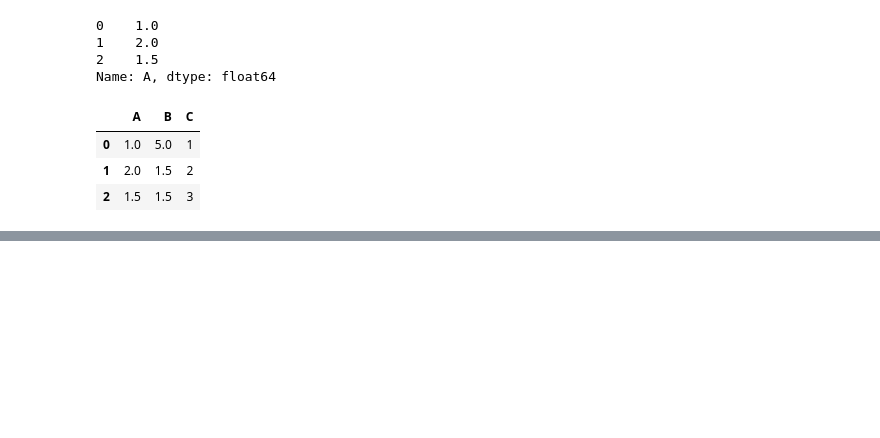
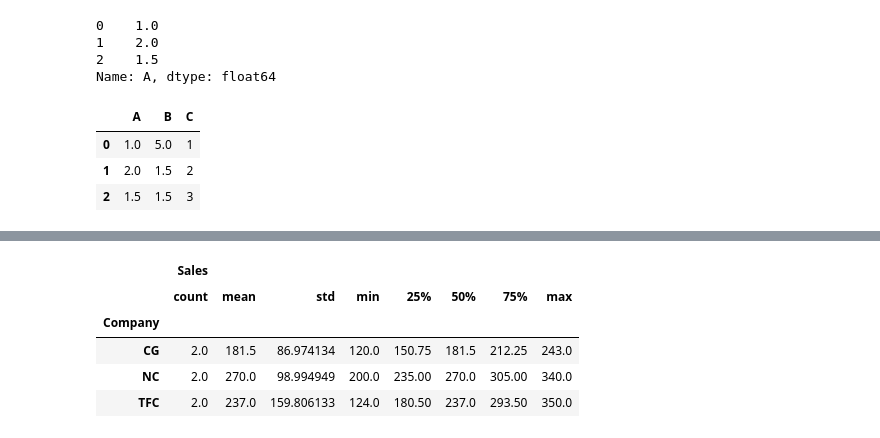
Before and after one commit to narendraraghu/Python-advance, a Jupyter notebook: HelloPanda.ipynb, the cells around one changed output, grey strips where cells are left out. Saved outputs shown, nothing was run; the diff lists cells and outputs as text; code cells hidden in the pictures; blank space fills up the shorter version.

```diff
--- a/HelloPanda.ipynb
+++ b/HelloPanda.ipynb
@@ -377,0 +380,6 @@ df.fillna(value=df['A'].mean())
+# %%
+import pandas as pd
+# Create dataframe
+data = {'Company':['NC','CG','NC','TFC','CG','TFC'],
+       'Person':['Sam','Charlie','Amy','Vanessa','Carl','Sarah'],
+       'Sales':[200,120,340,124,243,350]}
@@ -377,0 +392,2 @@ df.fillna(value=df['A'].mean())
+# %%
+df = pd.DataFrame(data)
@@ -377,0 +408,2 @@ df.fillna(value=df['A'].mean())
+# %%
+by_comp = df.groupby("Company")
@@ -377,0 +458,9 @@ df.fillna(value=df['A'].mean())
+# %%
+by_comp.describe()
+# %% [output]
+|  | Sales |  |  |  |  |  |  |  |
+|  | count | mean | std | min | 25% | 50% | 75% | max |
+| Company |  |  |  |  |  |  |  |  |
+| CG | 2.0 | 181.5 | 86.974134 | 120.0 | 150.75 | 181.5 | 212.25 | 243.0 |
+| NC | 2.0 | 270.0 | 98.994949 | 200.0 | 235.00 | 270.0 | 305.00 | 340.0 |
+| TFC | 2.0 | 237.0 | 159.806133 | 124.0 | 180.50 | 237.0 | 293.50 | 350.0 |
```
Also changed, not shown: parts of 12 cells of this notebook.
